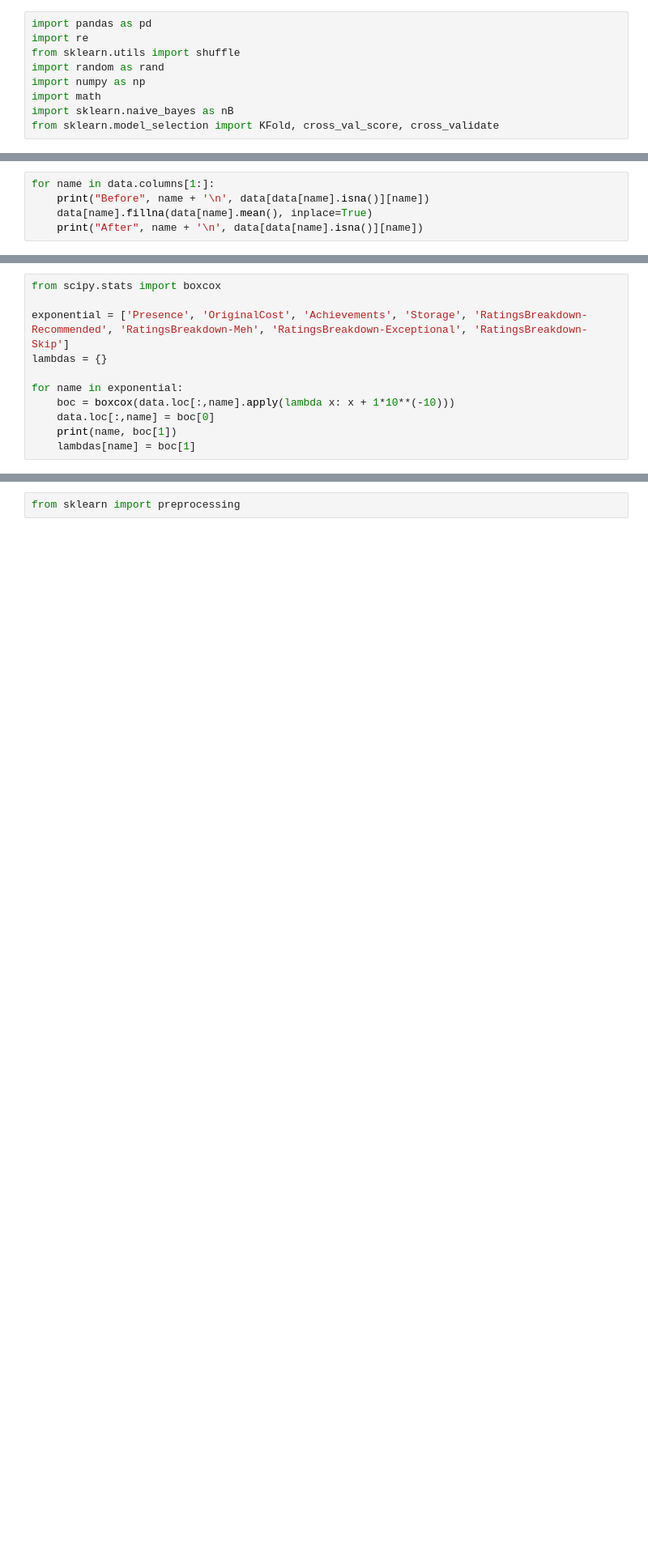
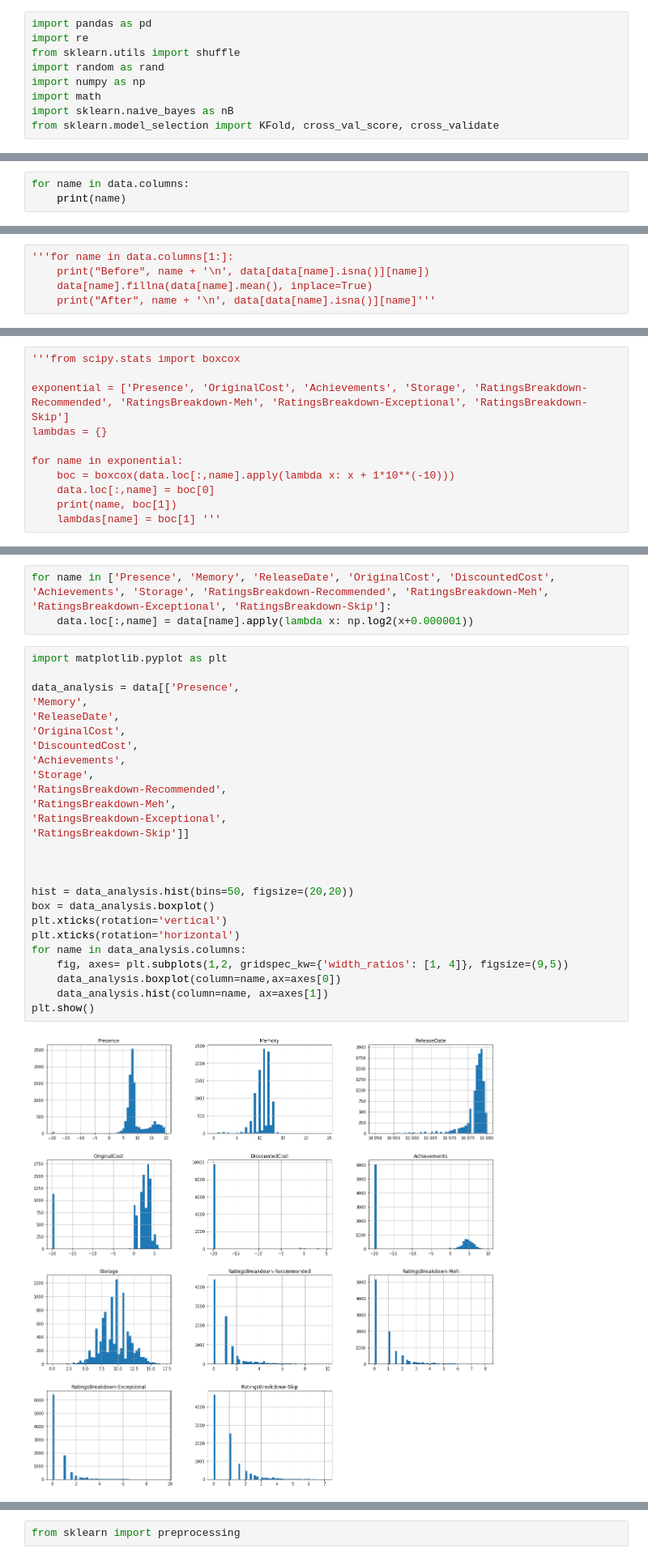
Before and after one commit to Asocsar/MD, a Jupyter notebook: Second_Part/Bayes.ipynb, the cells around one changed output, grey strips where cells are left out. Shown at 81% size. Cells and saved outputs as stored; diff of their text form; blank space fills up the shorter version.

```diff
--- a/Second_Part/Bayes.ipynb
+++ b/Second_Part/Bayes.ipynb
@@ -13,0 +28,3 @@ data
+# %%
+for name in data.columns:
+    print(name)
@@ -14,5 +49,5 @@ data
 # %%
-for name in data.columns[1:]:
+'''for name in data.columns[1:]:
     print("Before", name + '\n', data[data[name].isna()][name])
     data[name].fillna(data[name].mean(), inplace=True)
-    print("After", name + '\n', data[data[name].isna()][name])
+    print("After", name + '\n', data[data[name].isna()][name]'''
@@ -24,5 +74,5 @@ Labels
 # %%
-from scipy.stats import boxcox
+'''from scipy.stats import boxcox
 
 exponential = ['Presence', 'OriginalCost', 'Achievements', 'Storage', 'RatingsBreakdown-Recommended', 'RatingsBreakdown-Meh', 'RatingsBreakdown-Exceptional', 'RatingsBreakdown-Skip']
 lambdas = {}
@@ -31,4 +81,4 @@ for name in exponential:
     boc = boxcox(data.loc[:,name].apply(lambda x: x + 1*10**(-10)))
     data.loc[:,name] = boc[0]
     print(name, boc[1])
-    lambdas[name] = boc[1]
+    lambdas[name] = boc[1] '''
@@ -34,0 +87,31 @@ for name in exponential:
+# %%
+for name in ['Presence', 'Memory', 'ReleaseDate', 'OriginalCost', 'DiscountedCost', 'Achievements', 'Storage', 'RatingsBreakdown-Recommended', 'RatingsBreakdown-Meh', 'RatingsBreakdown-Exceptional', 'RatingsBreakdown-Skip']:
+    data.loc[:,name] = data[name].apply(lambda x: np.log2(x+0.000001))
+# %%
+import matplotlib.pyplot as plt
+
+data_analysis = data[['Presence',
+'Memory',
+'ReleaseDate',
+'OriginalCost',
+'DiscountedCost',
+'Achievements',
+'Storage',
+'RatingsBreakdown-Recommended',
+'RatingsBreakdown-Meh',
+'RatingsBreakdown-Exceptional',
+'RatingsBreakdown-Skip']]
+
+
+
+hist = data_analysis.hist(bins=50, figsize=(20,20))
+box = data_analysis.boxplot()
+plt.xticks(rotation='vertical')
+plt.xticks(rotation='horizontal')
+for name in data_analysis.columns:
+    fig, axes= plt.subplots(1,2, gridspec_kw={'width_ratios': [1, 4]}, figsize=(9,5))
+    data_analysis.boxplot(column=name,ax=axes[0])
+    data_analysis.hist(column=name, ax=axes[1])
+plt.show()
+# %% [output]
+[figure, added]
```
Also changed, not shown: parts of 23 cells of this notebook, 1 other file.
